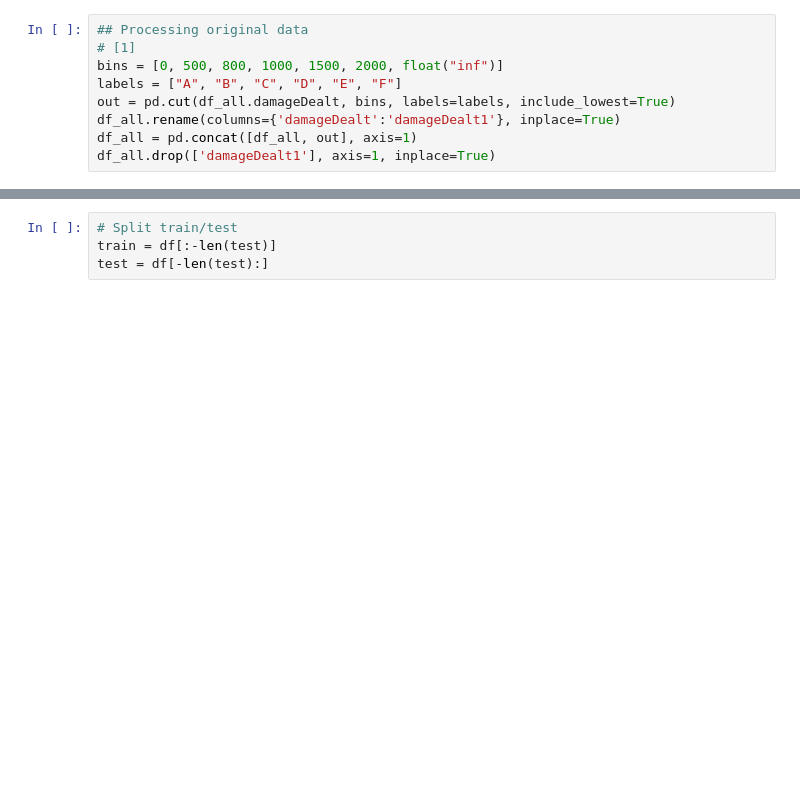
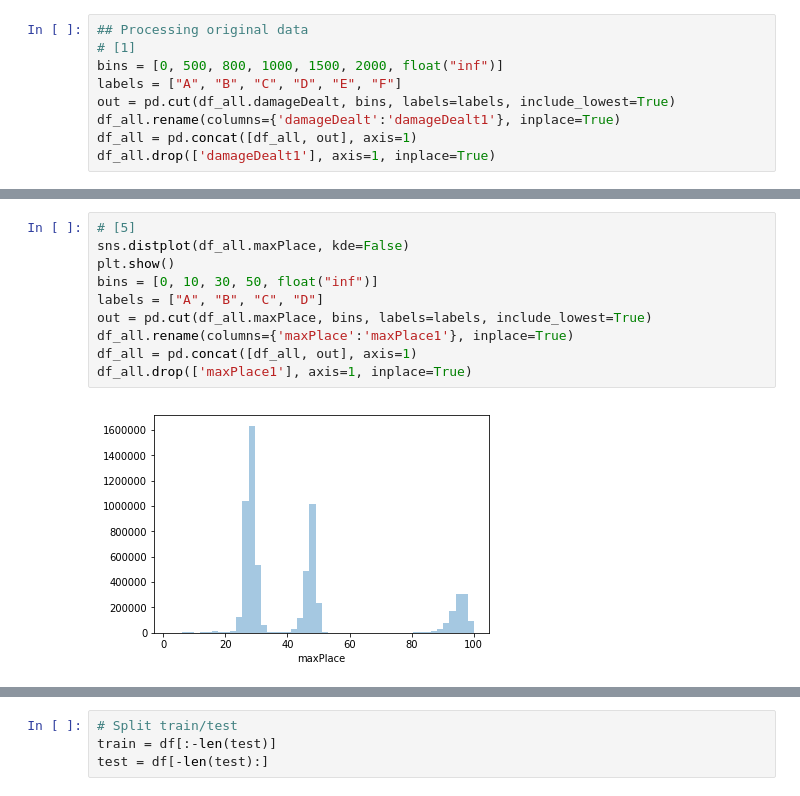
Before and after one commit to chnhgn/Machine-Learning, a Jupyter notebook: code/kaggle/pubg/extract.ipynb, the cells around one changed output, grey strips where cells are left out. Saved outputs shown, nothing was run; the diff lists cells and outputs as text; blank space fills up the shorter version.

```diff
--- a/code/kaggle/pubg/extract.ipynb
+++ b/code/kaggle/pubg/extract.ipynb
@@ -169,0 +252,12 @@ Name: killPoints, dtype: int64
+# %%
+# [5]
+sns.distplot(df_all.maxPlace, kde=False)
+plt.show()
+bins = [0, 10, 30, 50, float("inf")]
+labels = ["A", "B", "C", "D"]
+out = pd.cut(df_all.maxPlace, bins, labels=labels, include_lowest=True)
+df_all.rename(columns={'maxPlace':'maxPlace1'}, inplace=True)
+df_all = pd.concat([df_all, out], axis=1)
+df_all.drop(['maxPlace1'], axis=1, inplace=True)
+# %% [output]
+[figure, added]
```
Also changed, not shown: parts of 23 cells of this notebook.
